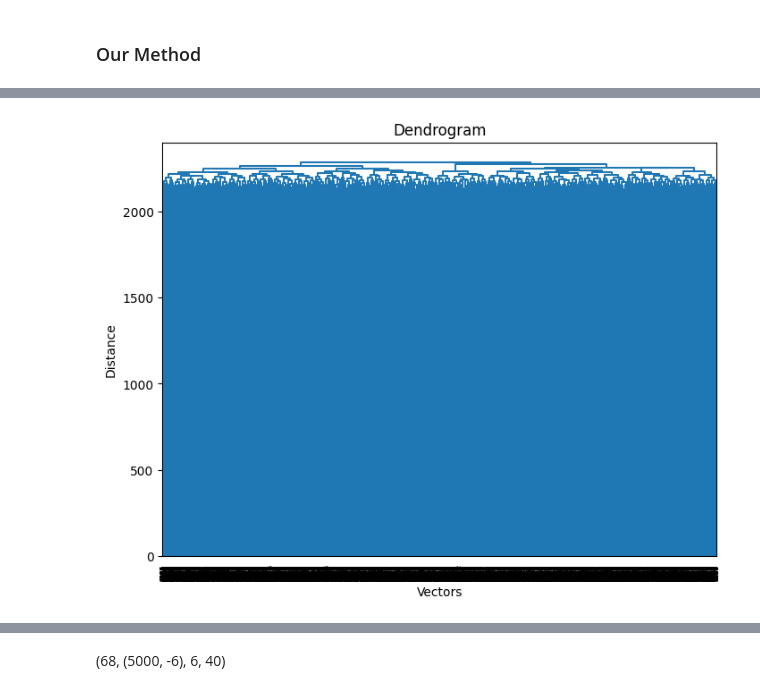
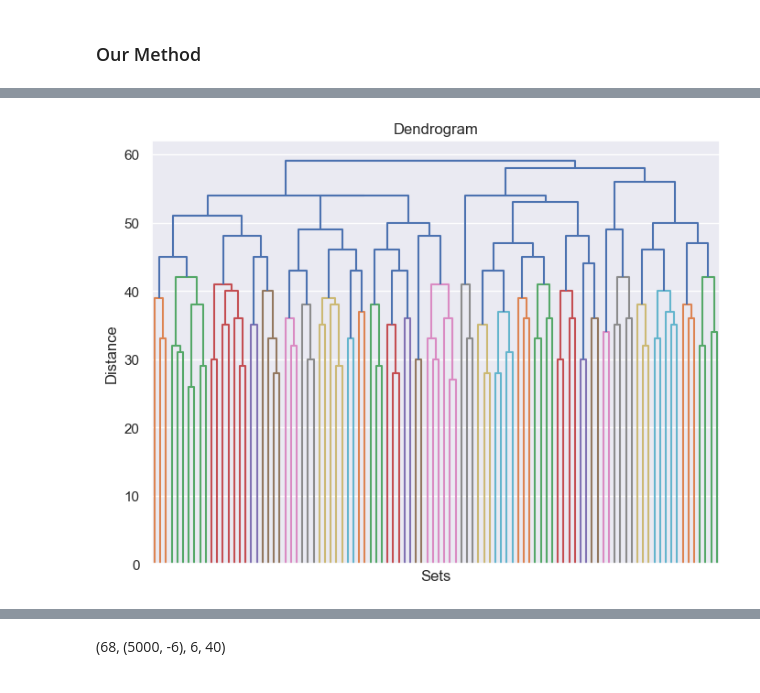
Before and after one commit to Mattizza/CompInt2324, a Jupyter notebook: Halloween_Challenge/Halloween.ipynb, the cells around one changed output, grey strips where cells are left out. Drawn from its saved outputs; the diff is of its cells as text; code cells hidden in the pictures.

```diff
--- a/Halloween_Challenge/Halloween.ipynb
+++ b/Halloween_Challenge/Halloween.ipynb
@@ -228,24 +242,16 @@ plt.show()
 # %%
-import numpy as np
-import matplotlib.pyplot as plt
-from scipy.cluster.hierarchy import dendrogram, linkage, fcluster
+# Perform hierarchical clustering and plot the dendogram.
+linkage_matrix = linkage(SETS, method = 'complete', metric = 'cityblock')
 
-# Euclidean
-# Cosine    not bad
-# Manhattan Best
+threshold = 43
 
-# Perform hierarchical clustering
-linkage_matrix = linkage(SETS, method = 'complete', metric = 'cityblock')  # 1 - similarity for distance
-
-# Plot the dendrogram (optional)
 plt.figure(figsize=(8, 6))
-dendrogram(linkage_matrix)
+dendrogram(linkage_matrix, no_labels = True, color_threshold = threshold)
 plt.title('Dendrogram')
-plt.xlabel('Vectors')
+plt.xlabel('Sets')
 plt.ylabel('Distance')
 plt.show()
 
-threshold = 2255  # Set a threshold for similarity
 clusters = fcluster(linkage_matrix, threshold, criterion = 'distance')
 # %% [output]
-[figure, old version]
+[figure, new version]
```
Also changed, not shown: parts of 9 cells of this notebook.
